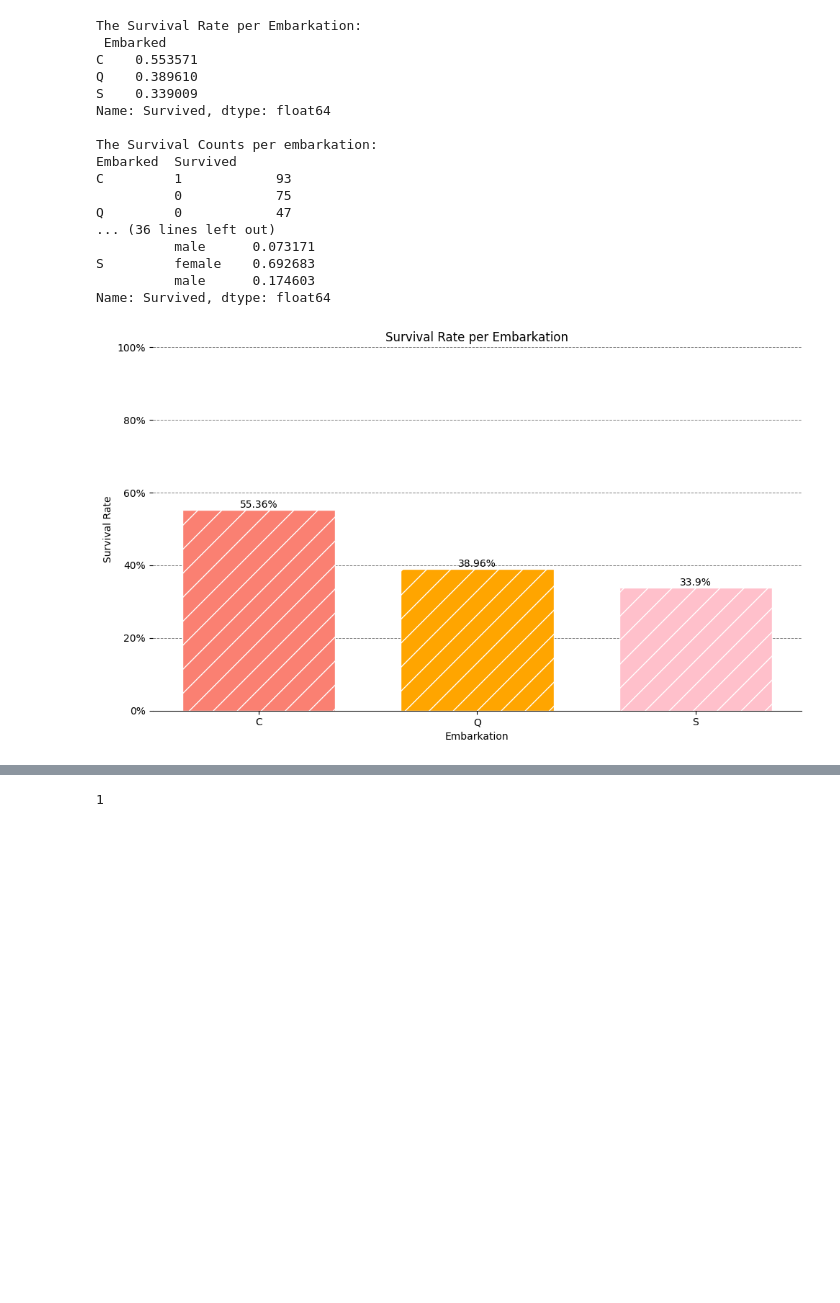
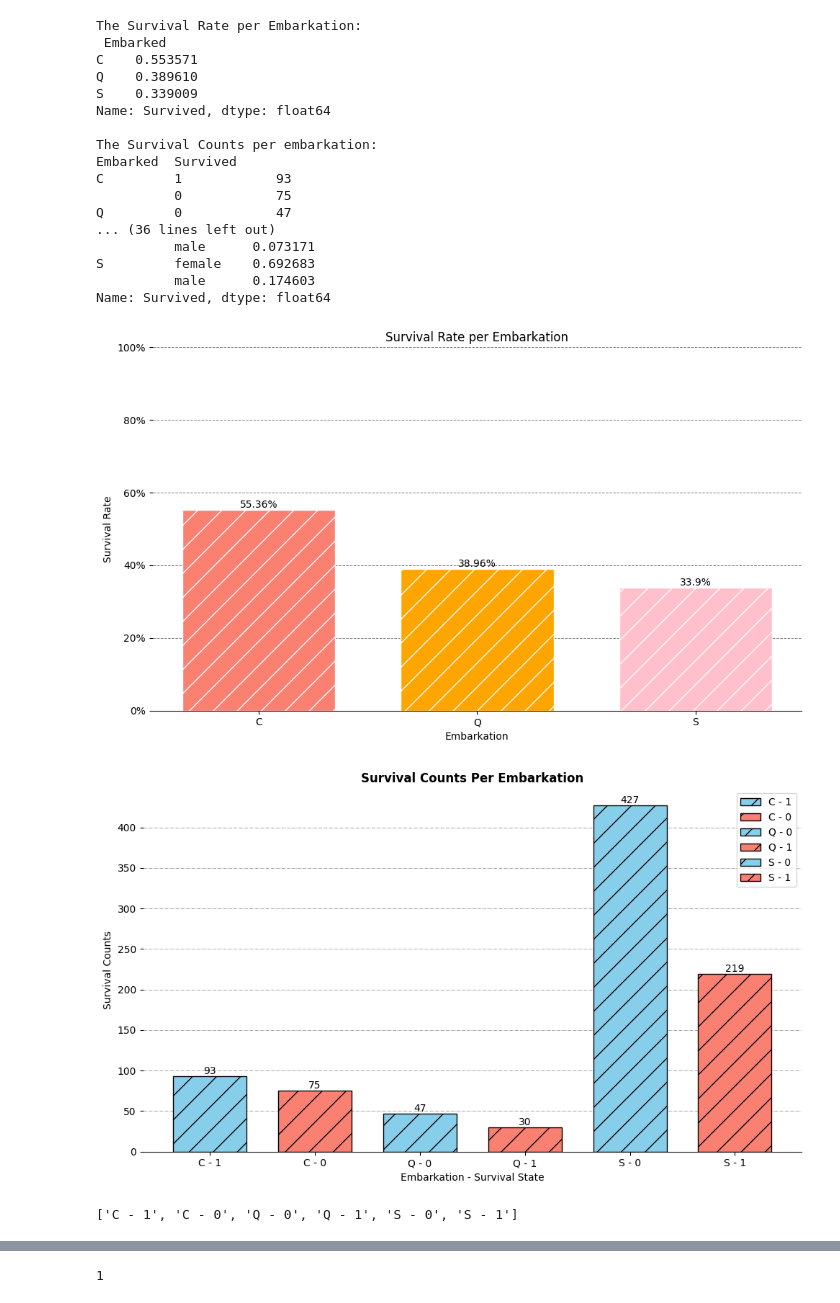
Before and after one commit to Ma7moodAs/Titanic-prediction, a Jupyter notebook: notebooks/notebook.ipynb, the cells around one changed output, grey strips where cells are left out. Cells and saved outputs as stored; diff of their text form; code cells hidden in the pictures; blank space fills up the shorter version.

```diff
--- a/notebooks/notebook.ipynb
+++ b/notebooks/notebook.ipynb
@@ -721,31 +721,59 @@ Name: Survived, dtype: float64
 # %%
 # Visualization of Survival rate per Embarkation
 # I need to know how to make that using seaborn's barplot
 plt.figure(figsize=(10,6),dpi=100)
 bars = plt.bar(x=df.groupby('Embarked')['Survived'].mean().index,
         height=df.groupby('Embarked')['Survived'].mean().values,
         align='center',
         color=['salmon','orange','pink'],
         width=0.7,
         edgecolor='white',
         hatch='/')
 for bar in bars:
     y_val = bar.get_height()
     x_pos = bar.get_x() + (bar.get_width()/2)
     plt.text(x_pos,y_val,f'{round((y_val*100),2)}%',ha='center',va='bottom')
 plt.grid(visible=True,axis='y',linestyle='--',linewidth=0.7,color='gray')
 plt.gca().set_axisbelow(True)
 sns.despine(left=True)
 plt.title('Survival Rate per Embarkation')
 plt.xlabel('Embarkation')
 plt.ylabel('Survival Rate')
 positions=np.arange(0,1.2,0.2)
 labels=[f'{int(i*100)}%' for i in np.arange(0,1.2,0.2)]
 plt.yticks(positions,labels)
 plt.tight_layout()
 plt.show()
+
+# Visulaization of Survival counts per embarkation
+idx = [f'{Embarkation} - {survived}' for Embarkation,survived in df.groupby('Embarked')['Survived'].value_counts().index]
+plt.figure(figsize=(10,6),dpi=100)
+bars = plt.bar(x=idx,
+               height=df.groupby('Embarked')['Survived'].value_counts().values,
+               align='center',
+               width=0.7,
+               color=['skyblue','salmon'],
+               label=idx)
+for bar in bars:
+    y_val = bar.get_height()
+    x_pos = bar.get_x() + (bar.get_width()/2)
+    plt.text(x_pos,y_val,y_val,ha='center',va='bottom')
+    bar.set_edgecolor('black')
+    bar.set_hatch('/')
+plt.grid(visible=True,axis='y',linestyle='-.',linewidth=0.5,color='gray')
+plt.gca().set_axisbelow(True)
+plt.legend()
+sns.despine(left=True)
+plt.title('Survival Counts Per Embarkation',fontdict={'fontsize':12,'fontweight':'bold'})
+plt.xlabel('Embarkation - Survival State',fontsize=10)
+plt.ylabel('Survival Counts',fontsize=10)
+plt.tight_layout()
+plt.show()
+idx
 # %% [output]
 [figure]
+[figure, added]
+['C - 1', 'C - 0', 'Q - 0', 'Q - 1', 'S - 0', 'S - 1']
 # %%
 df.head()
 df['Fare'].max()
```
